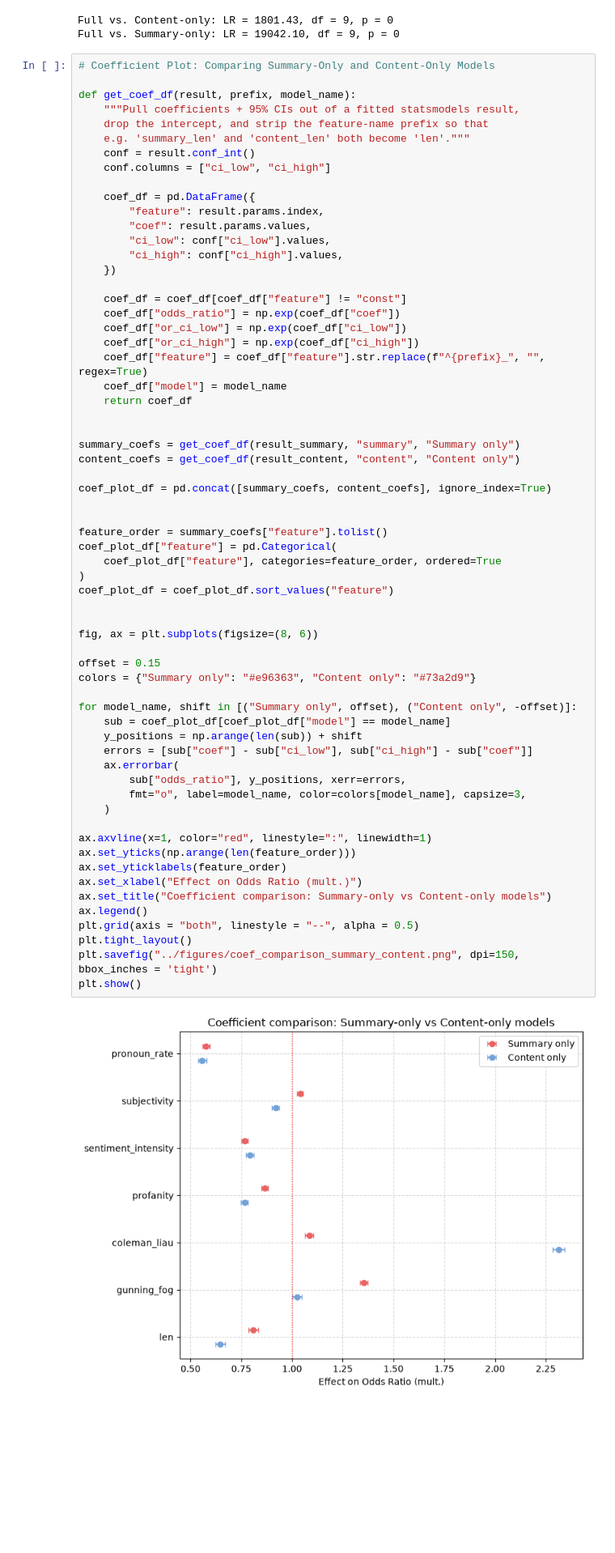
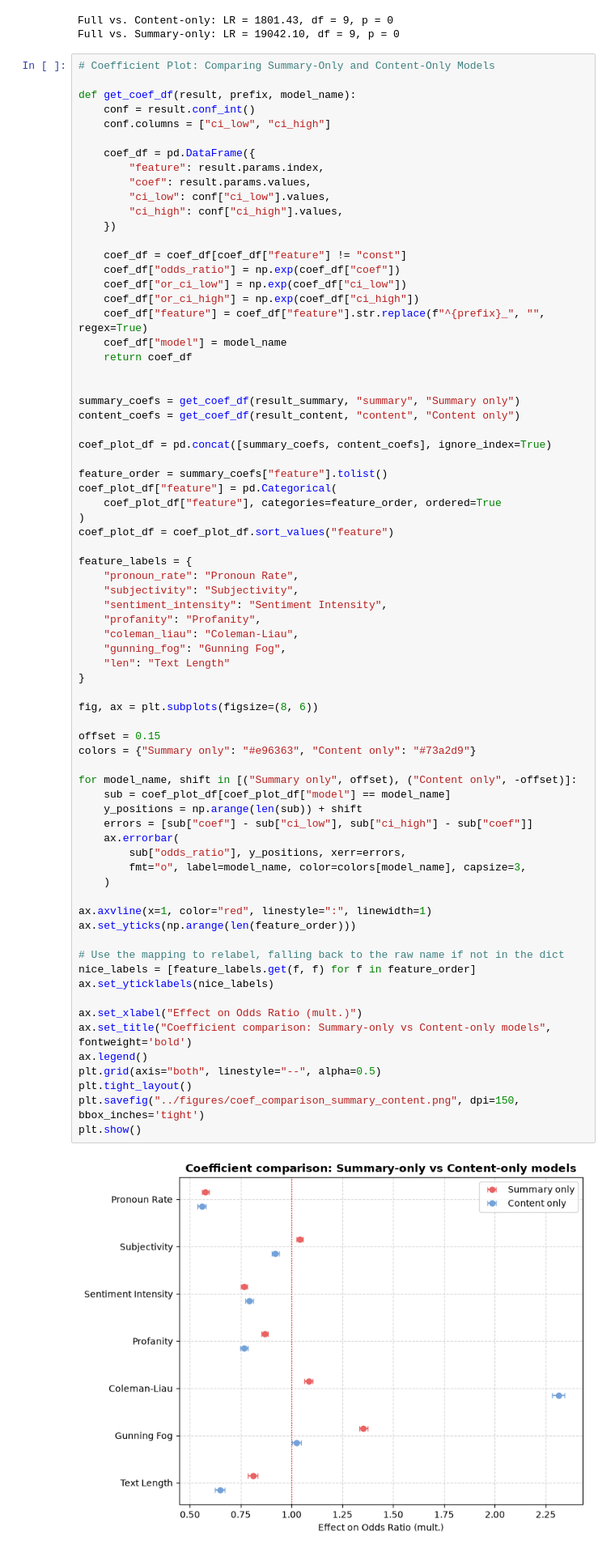
Before and after one commit to LudwigAKunz/docana-project-report, a Jupyter notebook: code/analysis.ipynb, the cells around one changed output. Shown at 81% size. Cells and saved outputs as stored; diff of their text form; blank space fills up the shorter version.

```diff
--- a/code/analysis.ipynb
+++ b/code/analysis.ipynb
@@ -361,9 +360,6 @@ Full vs. Summary-only: LR = 19042.10, df = 9, p = 0
 # Coefficient Plot: Comparing Summary-Only and Content-Only Models
 
 def get_coef_df(result, prefix, model_name):
-    """Pull coefficients + 95% CIs out of a fitted statsmodels result,
-    drop the intercept, and strip the feature-name prefix so that
-    e.g. 'summary_len' and 'content_len' both become 'len'."""
     conf = result.conf_int()
     conf.columns = ["ci_low", "ci_high"]
 
@@ -388,40 +384,52 @@ content_coefs = get_coef_df(result_content, "content", "Content only")
 
 coef_plot_df = pd.concat([summary_coefs, content_coefs], ignore_index=True)
 
-
 feature_order = summary_coefs["feature"].tolist()
 coef_plot_df["feature"] = pd.Categorical(
     coef_plot_df["feature"], categories=feature_order, ordered=True
 )
 coef_plot_df = coef_plot_df.sort_values("feature")
 
+feature_labels = {
+    "pronoun_rate": "Pronoun Rate",
+    "subjectivity": "Subjectivity",
+    "sentiment_intensity": "Sentiment Intensity",
+    "profanity": "Profanity",
+    "coleman_liau": "Coleman-Liau",
+    "gunning_fog": "Gunning Fog",
+    "len": "Text Length"
+}
 
 fig, ax = plt.subplots(figsize=(8, 6))
 
 offset = 0.15
 colors = {"Summary only": "#e96363", "Content only": "#73a2d9"}
 
 for model_name, shift in [("Summary only", offset), ("Content only", -offset)]:
     sub = coef_plot_df[coef_plot_df["model"] == model_name]
     y_positions = np.arange(len(sub)) + shift
     errors = [sub["coef"] - sub["ci_low"], sub["ci_high"] - sub["coef"]]
     ax.errorbar(
         sub["odds_ratio"], y_positions, xerr=errors,
         fmt="o", label=model_name, color=colors[model_name], capsize=3,
     )
 
 ax.axvline(x=1, color="red", linestyle=":", linewidth=1)
 ax.set_yticks(np.arange(len(feature_order)))
-ax.set_yticklabels(feature_order)
+
+# Use the mapping to relabel, falling back to the raw name if not in the dict
+nice_labels = [feature_labels.get(f, f) for f in feature_order]
+ax.set_yticklabels(nice_labels)
+
 ax.set_xlabel("Effect on Odds Ratio (mult.)")
-ax.set_title("Coefficient comparison: Summary-only vs Content-only models")
+ax.set_title("Coefficient comparison: Summary-only vs Content-only models", fontweight='bold')
 ax.legend()
-plt.grid(axis = "both", linestyle = "--", alpha = 0.5)
+plt.grid(axis="both", linestyle="--", alpha=0.5)
 plt.tight_layout()
-plt.savefig("../figures/coef_comparison_summary_content.png", dpi=150, bbox_inches = 'tight')
+plt.savefig("../figures/coef_comparison_summary_content.png", dpi=150, bbox_inches='tight')
 plt.show()
 # %% [output]
-[figure, old version]
+[figure, new version]
 # %%
 # Odds-ratio tables (exp of standardized log-odds coefficients + 95% CIs) for all
 # three models, for direct interpretability alongside the coefficient plot above.
```
Also changed, not shown: parts of 4 cells of this notebook, 5 other files.
